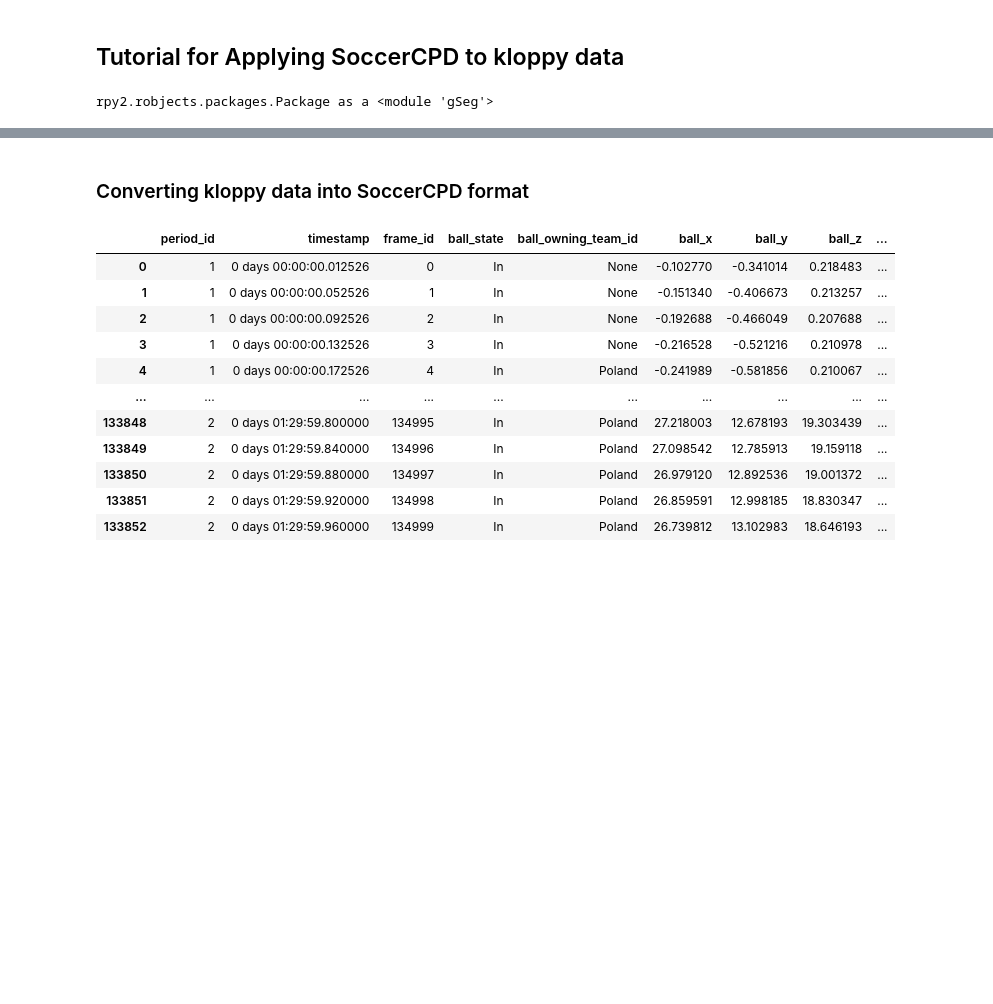
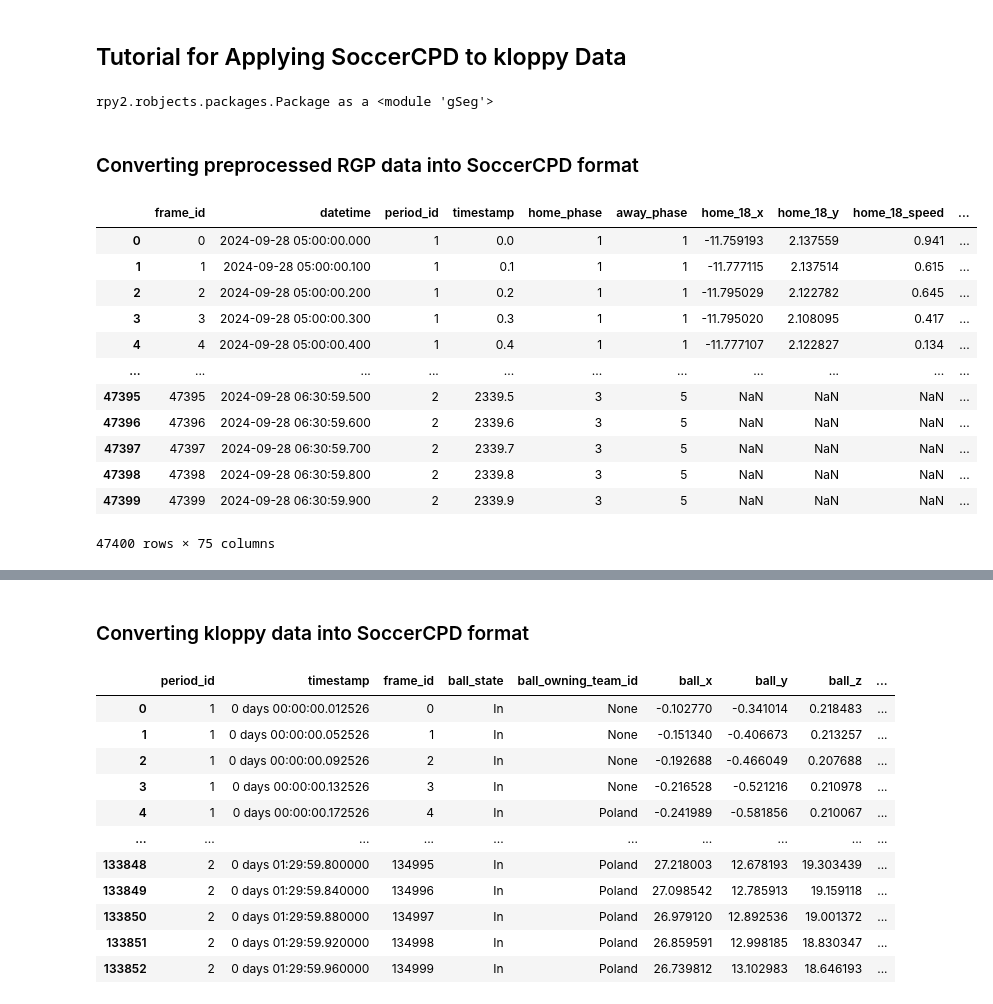
Before and after one commit to hyunsungkim-ds/soccercpd, a Jupyter notebook: tutorial_kloppy.ipynb, the cells around one changed output, grey strips where cells are left out. Cells and saved outputs as stored; diff of their text form; code cells hidden in the pictures; blank space fills up the shorter version.

```diff
--- a/tutorial_kloppy.ipynb
+++ b/tutorial_kloppy.ipynb
@@ -1,5 +1,5 @@
 # %% [markdown]
-## Tutorial for Applying SoccerCPD to kloppy data
+## Tutorial for Applying SoccerCPD to kloppy Data
 # %%
 %load_ext autoreload
 %autoreload 2
@@ -17,3 +17,26 @@ if not rpackages.isinstalled('gSeg'):
 rpackages.importr('gSeg')
 # %% [output]
 rpy2.robjects.packages.Package as a <module 'gSeg'>
+# %% [markdown]
+### Converting preprocessed RGP data into SoccerCPD format
+# %%
+home_id = 79852
+away_id = 79921
+data = pd.read_csv(f"data/kloppy/{home_id}-{away_id}.csv", header=0, parse_dates=["datetime"])
+col_dict = {"index": "frame_id", "session": "period_id", "time": "timestamp"}
+data = data.reset_index().rename(columns=col_dict)
+data
+# %% [output]
+|  | frame_id | datetime | period_id | timestamp | home_phase | away_phase | home_18_x | home_18_y | home_18_speed | ... |
+| 0 | 0 | 2024-09-28 05:00:00.000 | 1 | 0.0 | 1 | 1 | -11.759193 | 2.137559 | 0.941 | ... |
+| 1 | 1 | 2024-09-28 05:00:00.100 | 1 | 0.1 | 1 | 1 | -11.777115 | 2.137514 | 0.615 | ... |
+| 2 | 2 | 2024-09-28 05:00:00.200 | 1 | 0.2 | 1 | 1 | -11.795029 | 2.122782 | 0.645 | ... |
+| 3 | 3 | 2024-09-28 05:00:00.300 | 1 | 0.3 | 1 | 1 | -11.795020 | 2.108095 | 0.417 | ... |
+| 4 | 4 | 2024-09-28 05:00:00.400 | 1 | 0.4 | 1 | 1 | -11.777107 | 2.122827 | 0.134 | ... |
+| ... | ... | ... | ... | ... | ... | ... | ... | ... | ... | ... |
+| 47395 | 47395 | 2024-09-28 06:30:59.500 | 2 | 2339.5 | 3 | 5 | NaN | NaN | NaN | ... |
+| 47396 | 47396 | 2024-09-28 06:30:59.600 | 2 | 2339.6 | 3 | 5 | NaN | NaN | NaN | ... |
+| 47397 | 47397 | 2024-09-28 06:30:59.700 | 2 | 2339.7 | 3 | 5 | NaN | NaN | NaN | ... |
+| 47398 | 47398 | 2024-09-28 06:30:59.800 | 2 | 2339.8 | 3 | 5 | NaN | NaN | NaN | ... |
+| 47399 | 47399 | 2024-09-28 06:30:59.900 | 2 | 2339.9 | 3 | 5 | NaN | NaN | NaN | ... |
+47400 rows × 75 columns
```
Also changed, not shown: parts of 9 cells of this notebook, 4 other files.
